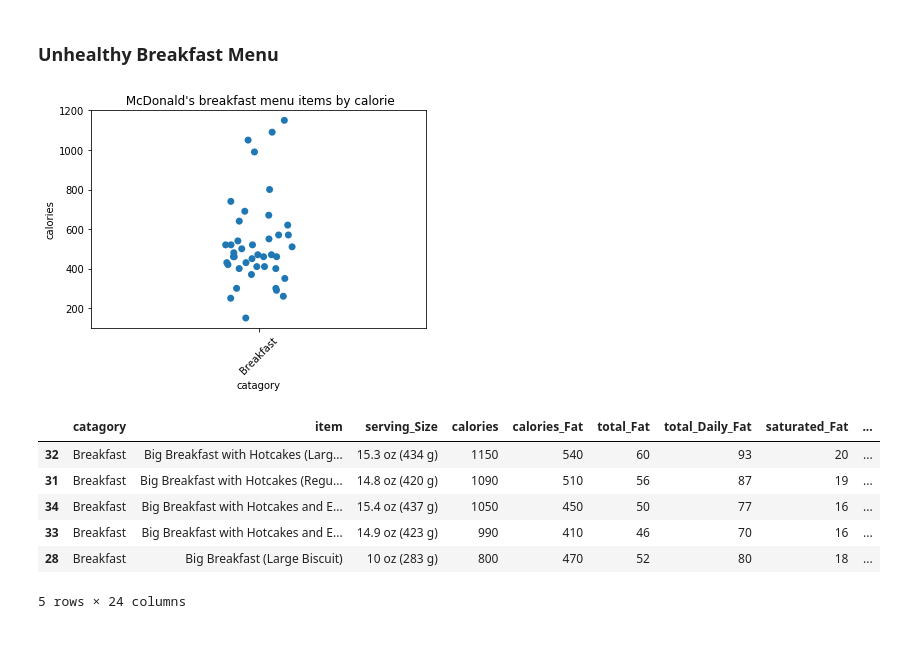
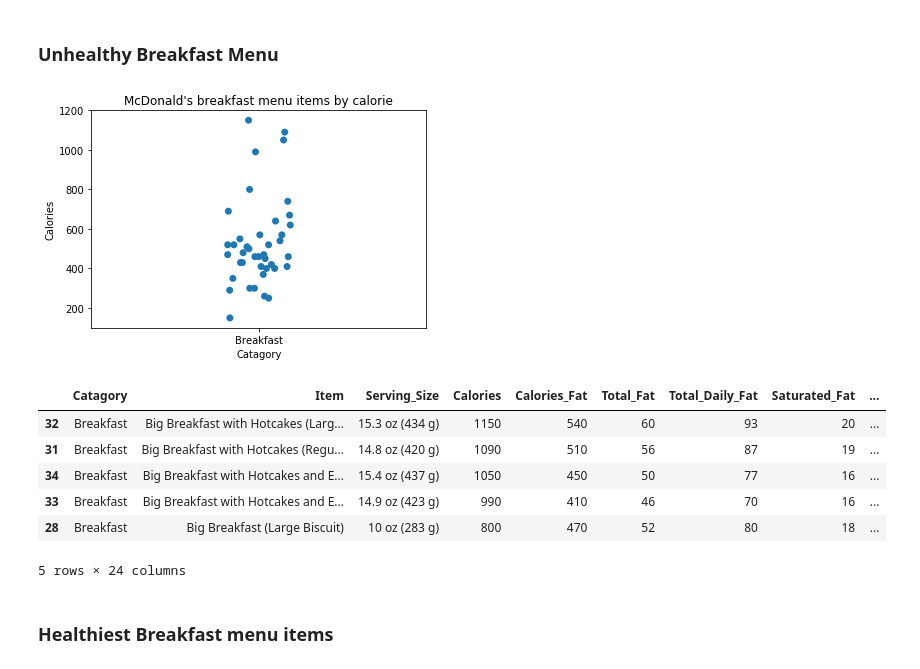
Before and after one commit to JosiahM42/mcdonalds-nuritional-analysis, a Jupyter notebook: McDonalds Nutritional facts/McDonald's Nutrition.ipynb, the cells around one changed output. Saved outputs shown, nothing was run; the diff lists cells and outputs as text; code cells hidden in the pictures; blank space fills up the shorter version.

```diff
--- a/McDonalds Nutritional facts/McDonald's Nutrition.ipynb
+++ b/McDonalds Nutritional facts/McDonald's Nutrition.ipynb
@@ -71,0 +72,8 @@ In order to make data analysis slightly easier, I have separated each catagory i
+# %%
+from IPython.display import Image
+from IPython.display import display
+breakfast = Image(filename='D:\\Jupyter Notebook\\DS projects\\mcdonalds-data-science\\McDonalds Nutritional facts\\SQL Images\\Breakfast.jpg')
+mains = Image(filename='D:\\Jupyter Notebook\\DS projects\\mcdonalds-data-science\\McDonalds Nutritional facts\\SQL Images\\mains.jpg')
+drinks = Image(filename='D:\\Jupyter Notebook\\DS projects\\mcdonalds-data-science\\McDonalds Nutritional facts\\SQL Images\\Drinks.jpg')
+sides = Image(filename='D:\\Jupyter Notebook\\DS projects\\mcdonalds-data-science\\McDonalds Nutritional facts\\SQL Images\\Sides.jpg')
+display(breakfast, mains, drinks, sides)
@@ -142,21 +147,23 @@ Within this section I will be identifying the most unhealthy breakfast item, mai
 ### Unhealthy Breakfast Menu
 # %%
 # Creates a strip plot graph that shows the highest number of calories in the catgory column
-breakfast_plot = sns.stripplot(x='catagory', y='calories', data=breakfast_menu, size=7)
+breakfast_plot = sns.stripplot(x='Catagory', y='Calories', data=breakfast_menu, size=7)
 # assigns labels to the x axis and sets them to a 45 degree angle
-breakfast_plot.set_xticklabels(breakfast_plot.get_xticklabels(), rotation= 45)
-plt.title(' McDonald\'s breakfast menu items by calorie')
+breakfast_plot.set_xticklabels(breakfast_plot.get_xticklabels())
+plt.title('McDonald\'s breakfast menu items by calorie')
 plt.show()
 # %% [output]
-[figure, old version]
+[figure, new version]
 # %%
 # Identifies the top 5 highest calorie menu items
-breakfast_menu.nlargest(5, 'calories')
+breakfast_menu.nlargest(5, 'Calories')
 # %% [output]
-|  | catagory | item | serving_Size | calories | calories_Fat | total_Fat | total_Daily_Fat | saturated_Fat | ... |
+|  | Catagory | Item | Serving_Size | Calories | Calories_Fat | Total_Fat | Total_Daily_Fat | Saturated_Fat | ... |
 | 32 | Breakfast | Big Breakfast with Hotcakes (Larg... | 15.3 oz (434 g) | 1150 | 540 | 60 | 93 | 20 | ... |
 | 31 | Breakfast | Big Breakfast with Hotcakes (Regu... | 14.8 oz (420 g) | 1090 | 510 | 56 | 87 | 19 | ... |
 | 34 | Breakfast | Big Breakfast with Hotcakes and E... | 15.4 oz (437 g) | 1050 | 450 | 50 | 77 | 16 | ... |
 | 33 | Breakfast | Big Breakfast with Hotcakes and E... | 14.9 oz (423 g) | 990 | 410 | 46 | 70 | 16 | ... |
 | 28 | Breakfast | Big Breakfast (Large Biscuit) | 10 oz (283 g) | 800 | 470 | 52 | 80 | 18 | ... |
 5 rows × 24 columns
+# %% [markdown]
+### Healthiest Breakfast menu items
```
Also changed, not shown: parts of 37 cells of this notebook, 7 other files.
